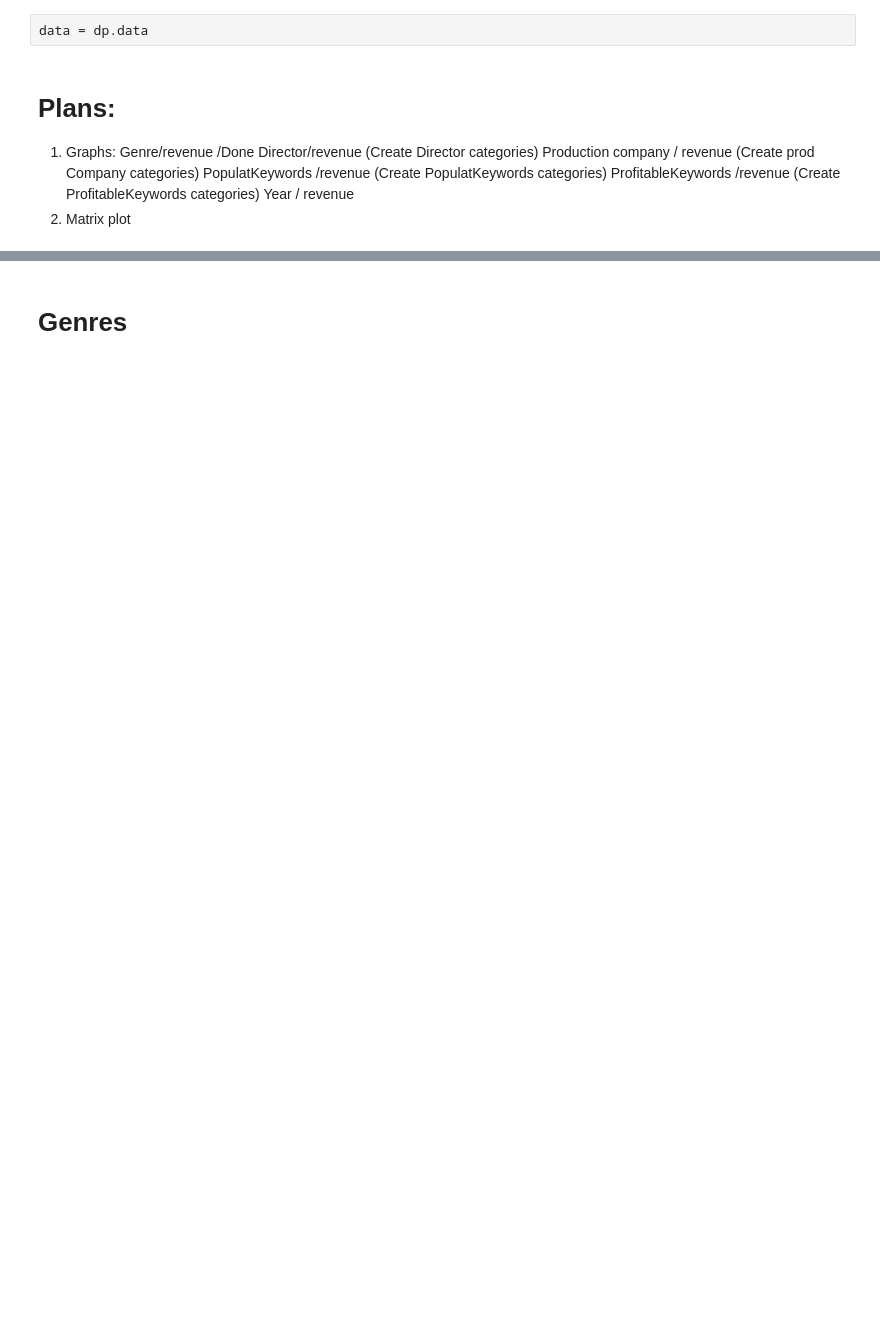
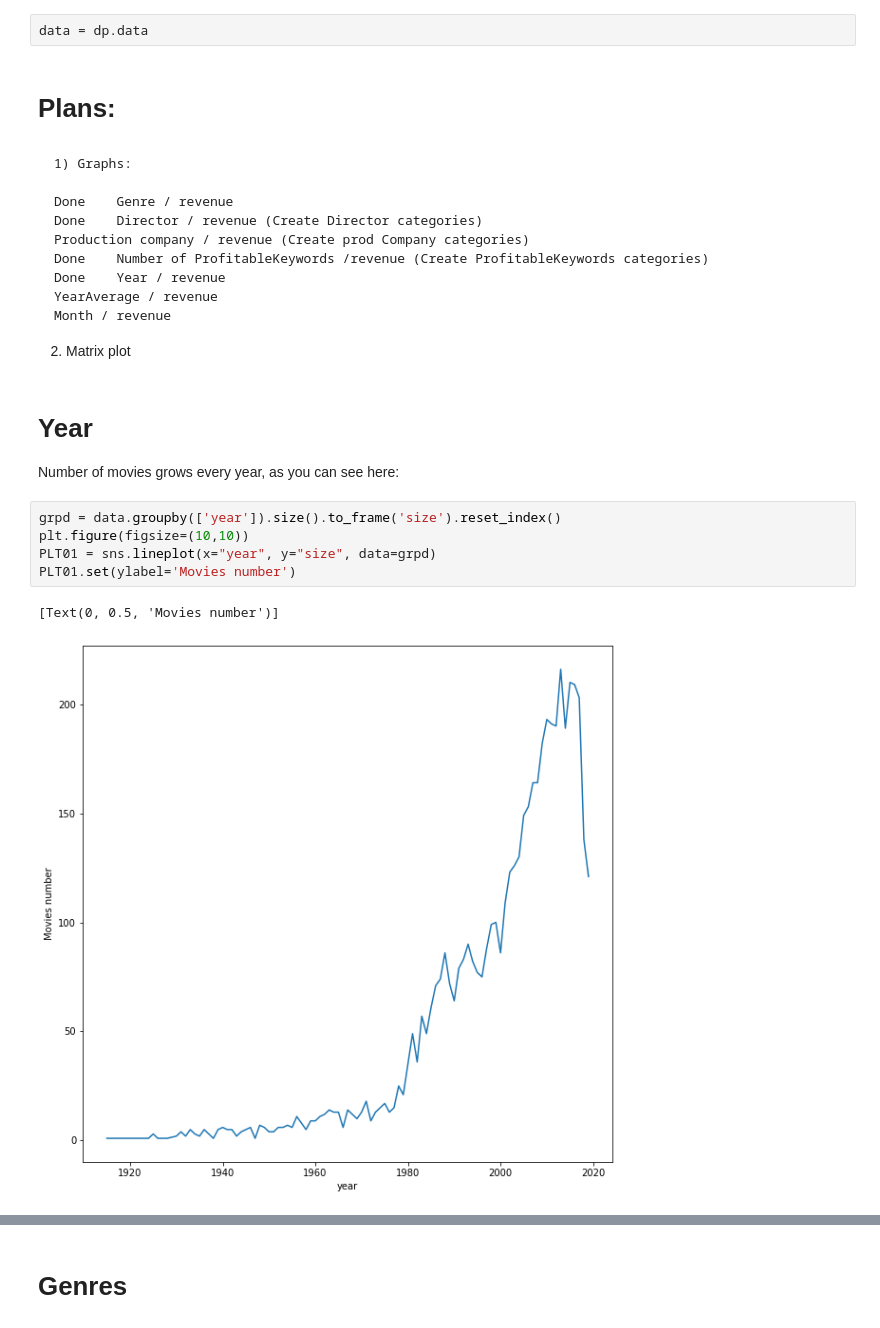
Before and after one commit to Stayermax/BORP, a Jupyter notebook: EDA.ipynb, the cells around one changed output, grey strips where cells are left out. Cells and saved outputs as stored; diff of their text form; blank space fills up the shorter version.

```diff
--- a/EDA.ipynb
+++ b/EDA.ipynb
@@ -28,12 +30,26 @@ dp.data.head()
 # %%
 data = dp.data
+# %% [markdown]
+# Plans:
 # %% [markdown]
-# Plans:
-1) Graphs:
-    Genre/revenue /Done
-    Director/revenue (Create Director categories)
+    1) Graphs:
+
+    Done    Genre / revenue
+    Done    Director / revenue (Create Director categories)
     Production company / revenue (Create prod Company categories)
-    PopulatKeywords /revenue (Create PopulatKeywords categories)
-    ProfitableKeywords /revenue (Create ProfitableKeywords categories)
-    Year / revenue
+    Done    Number of ProfitableKeywords /revenue (Create ProfitableKeywords categories)
+    Done    Year / revenue
+    YearAverage / revenue
+    Month / revenue
 2) Matrix plot
+# %% [markdown]
+# Year
+Number of movies grows every year, as you can see here:
+# %%
+grpd = data.groupby(['year']).size().to_frame('size').reset_index()
+plt.figure(figsize=(10,10))
+PLT01 = sns.lineplot(x="year", y="size", data=grpd)
+PLT01.set(ylabel='Movies number')
+# %% [output]
+[Text(0, 0.5, 'Movies number')]
+[figure, added]
```
Also changed, not shown: parts of 19 cells of this notebook, 1 other file.
